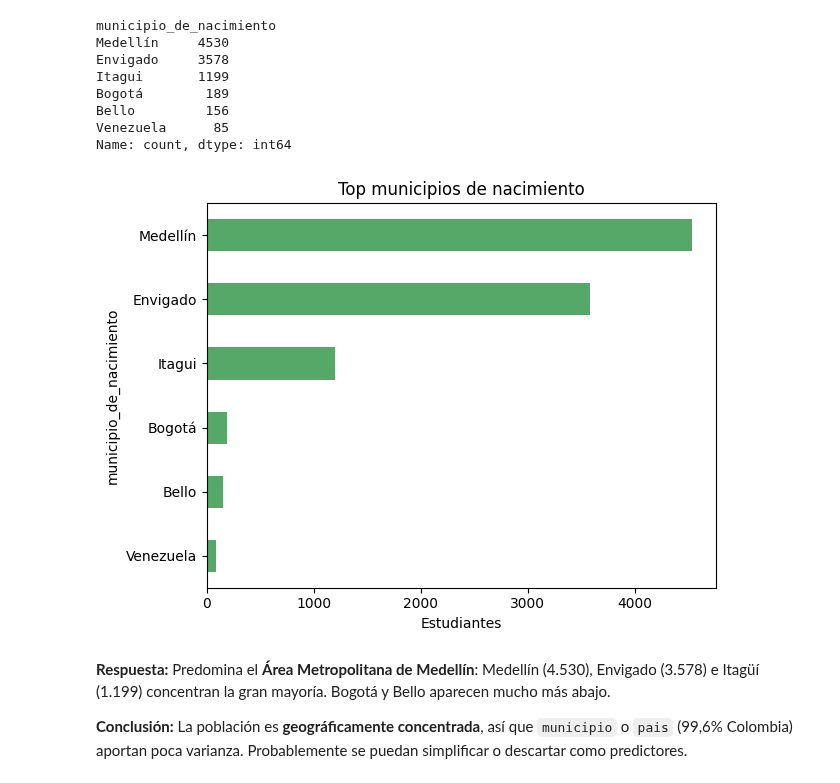
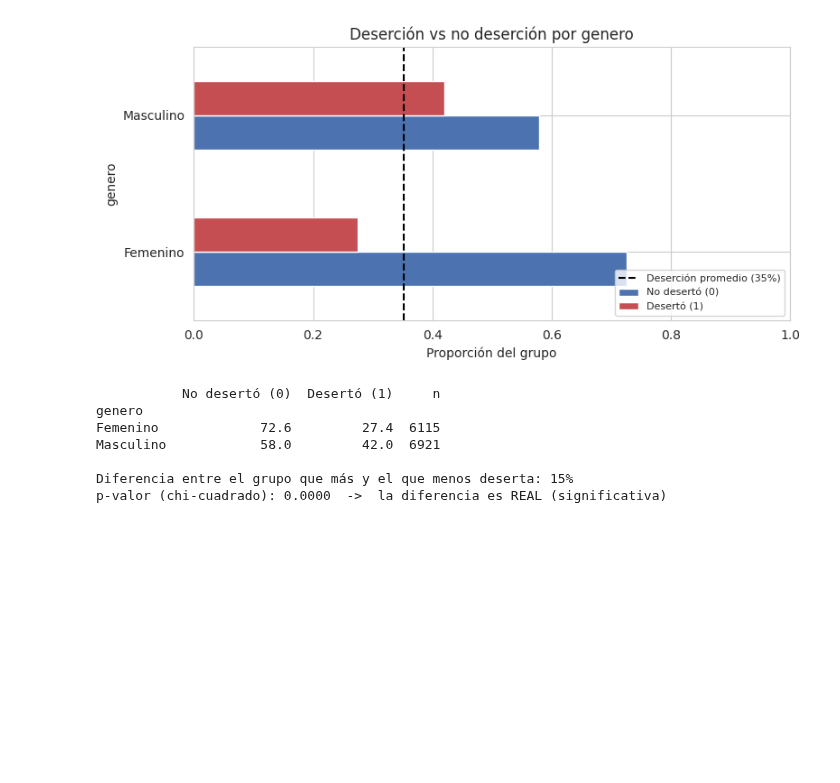
Before and after one commit to LuisBetancourt11/Proyecto_Ciencia_Datos, a Jupyter notebook: notebook/03_EDA.ipynb, the cells around one changed output. Drawn from its saved outputs; the diff is of its cells as text; code cells hidden in the pictures; blank space fills up the shorter version.

```diff
--- a/notebook/03_EDA.ipynb
+++ b/notebook/03_EDA.ipynb
@@ -4,6 +4,10 @@ import pandas as pd
 import numpy as np
 import matplotlib.pyplot as plt
 import seaborn as sns
+from scipy.stats import chi2_contingency, mannwhitneyu
+
+plt.rcParams['figure.figsize'] = (8, 4)
+sns.set_style('whitegrid')
 # %%
 REPO_URL = 'https://github.com/LuisBetancourt11/Proyecto_Ciencia_Datos.git'
 REPO_DIR = 'Proyecto_Ciencia_Datos'
@@ -93,0 +75,37 @@ df.describe()
+# %%
+def analizar_categorica(col, min_n=30):
+    """Compara desertores y NO desertores en cada grupo + prueba de chi-cuadrado."""
+    sub = d[[col, 'desercion']].dropna()
+    vc = sub[col].value_counts()
+    sub = sub[sub[col].isin(vc[vc >= min_n].index)]   # ignorar categorías muy pequeñas
+
+    # Proporción de desertores y NO desertores DENTRO de cada grupo
+    prop = pd.crosstab(sub[col], sub['desercion'], normalize='index')
+    prop.columns = ['No desertó (0)', 'Desertó (1)']
+    prop = prop.sort_values('Desertó (1)')
+
+    # --- Gráfica: dos barras por grupo (no desertó vs desertó) ---
+    prop.plot(kind='barh', color=['#4C72B0', '#C44E52'])
+    plt.axvline(BASE, color='black', ls='--',
+                label=f'Deserción promedio ({BASE:.0%})')
+    plt.xlabel('Proporción del grupo'); plt.xlim(0, 1)
+    plt.title(f'Deserción vs no deserción por {col}')
+    plt.legend(loc='lower right', fontsize=8); plt.tight_layout(); plt.show()
+
+    # --- Prueba de chi-cuadrado: ¿la diferencia es real o casualidad? ---
+    p = chi2_contingency(pd.crosstab(sub[col], sub['desercion']))[1]
+    brecha = prop['Desertó (1)'].max() - prop['Desertó (1)'].min()
+
+    # Resumen numérico: % que desertó y que no, más el tamaño de cada grupo
+    resumen = (prop * 100).round(1)
+    resumen['n'] = sub.groupby(col).size()
+    print(resumen)
+    print(f"\nDiferencia entre el grupo que más y el que menos deserta: {brecha:.0%}")
+    print(f"p-valor (chi-cuadrado): {p:.4f}  ->  " +
+          ("la diferencia es REAL (significativa)" if p < 0.05
+           else "podría ser casualidad (no significativa)"))
+
+    return {'variable': col, 'p_value': p, 'brecha': brecha,
+            'significativa': p < 0.05}
+
+resultados = []
@@ -505,25 +133,12 @@ desenlaces aún incompletos.
-# %%
-top_mun = df['municipio_de_nacimiento'].value_counts().head(6)
-print(top_mun)
-
-top_mun.sort_values().plot(kind='barh', color='#55A868')
-plt.title('Top municipios de nacimiento')
-plt.xlabel('Estudiantes'); plt.tight_layout(); plt.show()
-# %% [output]
-municipio_de_nacimiento
-Medellín     4530
-Envigado     3578
-Itagui       1199
-Bogotá        189
-Bello         156
-Venezuela      85
-Name: count, dtype: int64
-[figure, removed]
-# %% [markdown]
-**Respuesta:** Predomina el **Área Metropolitana de Medellín**: Medellín (4.530),
-Envigado (3.578) e Itagüí (1.199) concentran la gran mayoría. Bogotá y Bello aparecen
-mucho más abajo.
-
-**Conclusión:** La población es **geográficamente concentrada**, así que `municipio` o
-`pais` (99,6% Colombia) aportan poca varianza. Probablemente se puedan simplificar o
-descartar como predictores.
+# %%
+res = analizar_categorica('genero')
+resultados.append(res)
+# %% [output]
+[figure, added]
+           No desertó (0)  Desertó (1)     n
+genero
+Femenino             72.6         27.4  6115
+Masculino            58.0         42.0  6921
+
+Diferencia entre el grupo que más y el que menos deserta: 15%
+p-valor (chi-cuadrado): 0.0000  ->  la diferencia es REAL (significativa)
```
Also changed, not shown: parts of 86 cells of this notebook.
